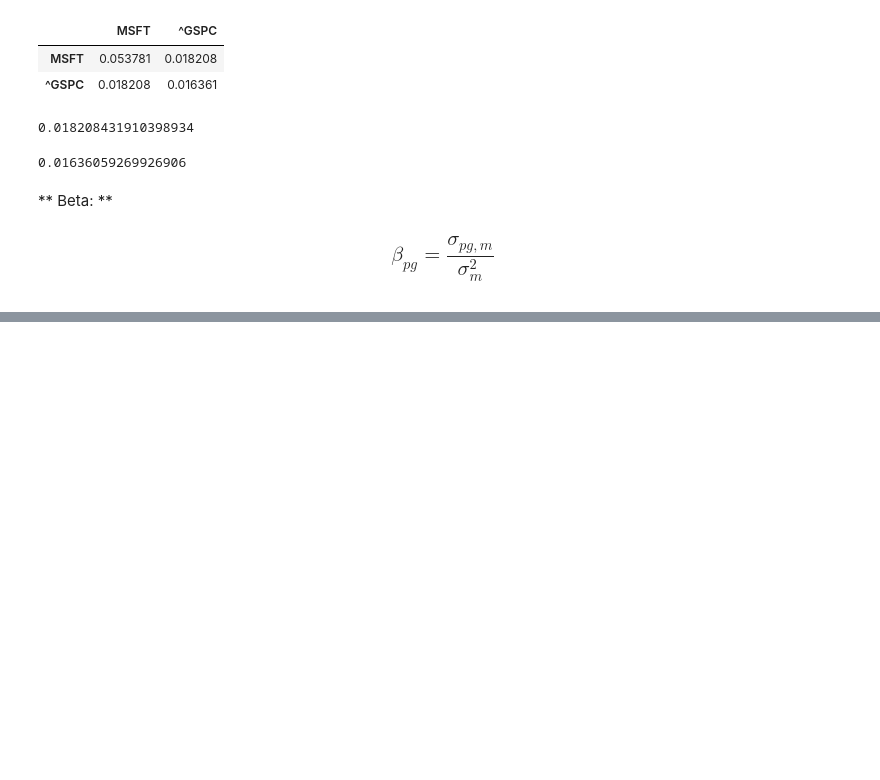
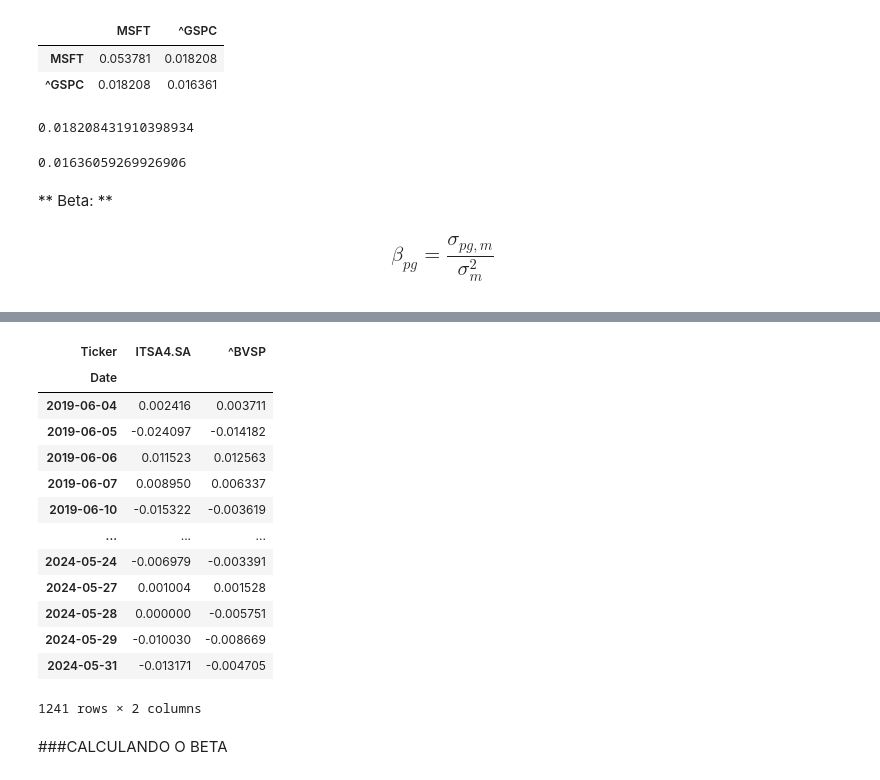
Before and after one commit to RISONALDOMENDES/python-para-financas--investimento-e-analise-de-dados, a Jupyter notebook: 90 Calculating the Beta of a Stock/CSV/Python 3 CSV/Calculating the Beta of a Stock - Exercise_CSV.ipynb, the cells around one changed output, grey strips where cells are left out. Drawn from its saved outputs; the diff is of its cells as text; code cells hidden in the pictures; blank space fills up the shorter version.

```diff
--- a/90 Calculating the Beta of a Stock/CSV/Python 3 CSV/Calculating the Beta of a Stock - Exercise_CSV.ipynb
+++ b/90 Calculating the Beta of a Stock/CSV/Python 3 CSV/Calculating the Beta of a Stock - Exercise_CSV.ipynb
@@ -63,0 +175,21 @@ MSFT_beta
+# %%
+retornos_diarios = dados_cotacoes.pct_change().dropna()
+
+retornos_diarios
+# %% [output]
+| Ticker | ITSA4.SA | ^BVSP |
+| Date |  |  |
+| 2019-06-04 | 0.002416 | 0.003711 |
+| 2019-06-05 | -0.024097 | -0.014182 |
+| 2019-06-06 | 0.011523 | 0.012563 |
+| 2019-06-07 | 0.008950 | 0.006337 |
+| 2019-06-10 | -0.015322 | -0.003619 |
+| ... | ... | ... |
+| 2024-05-24 | -0.006979 | -0.003391 |
+| 2024-05-27 | 0.001004 | 0.001528 |
+| 2024-05-28 | 0.000000 | -0.005751 |
+| 2024-05-29 | -0.010030 | -0.008669 |
+| 2024-05-31 | -0.013171 | -0.004705 |
+1241 rows × 2 columns
+# %% [markdown]
+###CALCULANDO O BETA
```
Also changed, not shown: parts of 19 cells of this notebook, 1 other file.
